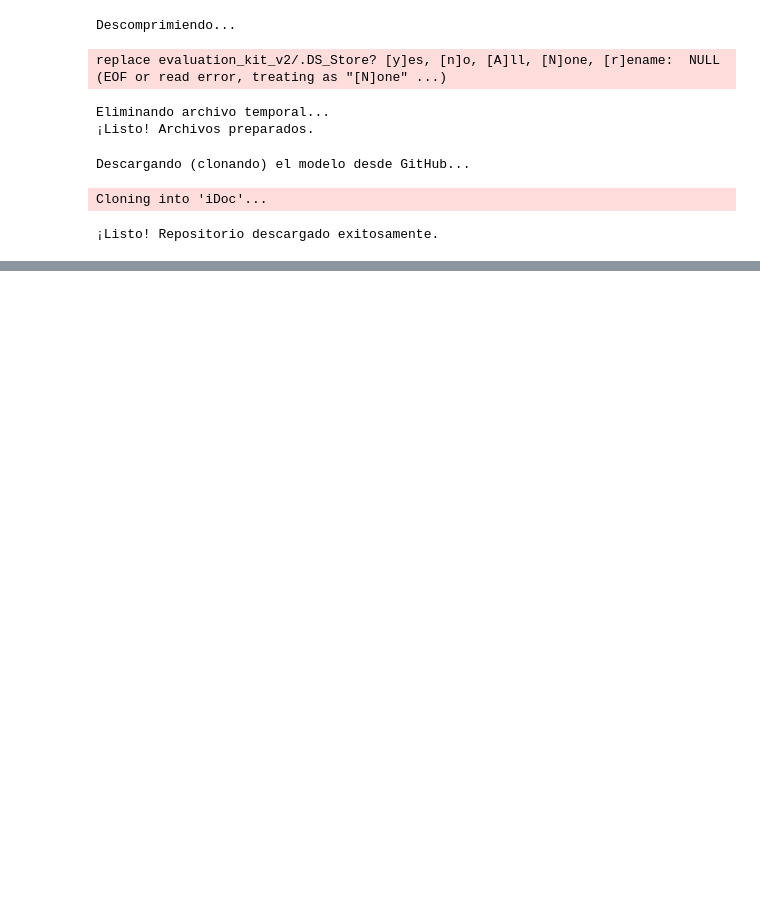
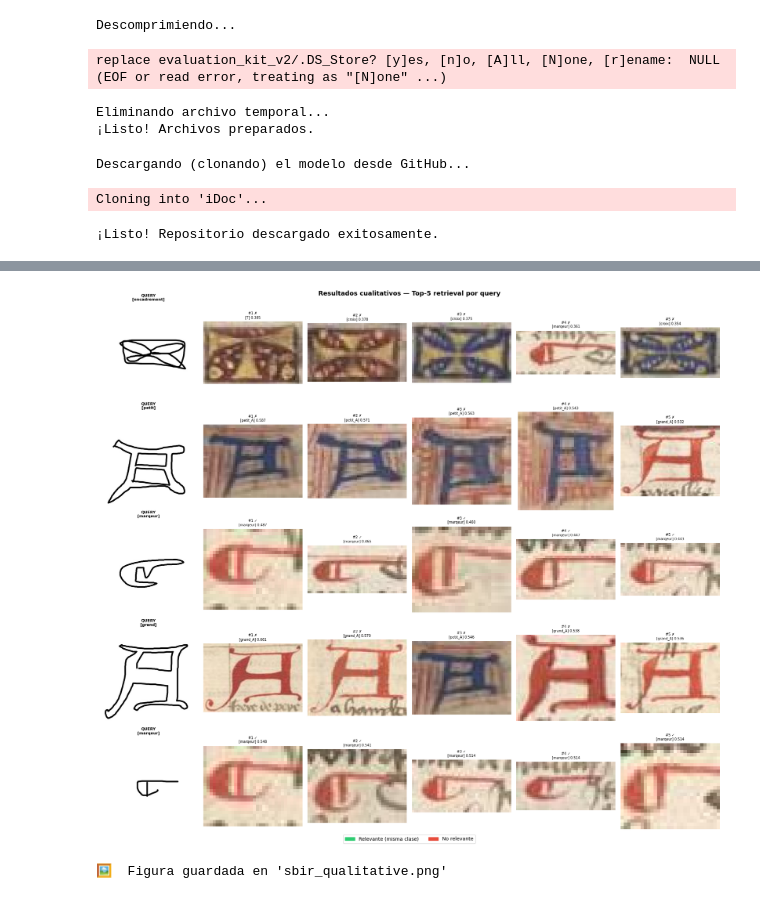
Before and after one commit to LukasWolff2002/TAREA_1_RECON_VISUAL, a Jupyter notebook: lab3.ipynb, the cells around one changed output, grey strips where cells are left out. Cells and saved outputs as stored; diff of their text form; code cells hidden in the pictures; blank space fills up the shorter version.

```diff
--- a/lab3.ipynb
+++ b/lab3.ipynb
@@ -115,0 +528,72 @@ El archivo no existe. Iniciando descarga...
+# %%
+# ========================================================
+# CELDA 5: Visualización cualitativa — top retrieval
+# ========================================================
+
+import random
+
+N_QUERIES = 5   # cuántas queries mostrar (ajustable)
+
+# Elige N_QUERIES queries al azar (una por categoría si hay suficientes)
+sample_indices = random.sample(range(len(sketches)), min(N_QUERIES, len(sketches)))
+
+TOP_K_SHOW = 5  # imágenes a mostrar por fila
+
+fig, axes = plt.subplots(len(sample_indices), TOP_K_SHOW + 1,
+                         figsize=(3 * (TOP_K_SHOW + 1), 3.2 * len(sample_indices)))
+if len(sample_indices) == 1:
+    axes = [axes]
+
+fig.suptitle("Resultados cualitativos — Top-5 retrieval por query", fontsize=13, fontweight="bold")
+
+for row, q_idx in enumerate(sample_indices):
+    sketch_rec  = sketches[q_idx]
+    q_cat       = sketch_rec["category"]
+    rank_idxs   = rankings[q_idx].numpy()
+    ranked_sims = sim_matrix[q_idx].numpy()
+
+    # Columna 0: sketch query
+    ax = axes[row][0]
+    try:
+        ax.imshow(Image.open(sketch_rec["path"]).convert("RGB"))
+    except:
+        ax.text(0.5, 0.5, "N/A", ha="center", va="center")
+    ax.set_title(f"QUERY\n[{q_cat}]", fontsize=8, fontweight="bold")
+    ax.axis("off")
+    ax.patch.set_edgecolor("#333333"); ax.patch.set_linewidth(3)
+
+    # Columnas 1…TOP_K_SHOW: imágenes recuperadas
+    for col, rank_pos in enumerate(range(TOP_K_SHOW)):
+        g_idx   = rank_idxs[rank_pos]
+        img_rec = images[g_idx]
+        g_cat   = img_rec["category"]
+        sim_val = ranked_sims[g_idx]
+        relevant = (g_cat == q_cat)
+
+        ax = axes[row][col + 1]
+        try:
+            ax.imshow(Image.open(img_rec["path"]).convert("RGB"))
+        except:
+            ax.text(0.5, 0.5, "N/A", ha="center", va="center")
+
+        border_color = "#2ECC71" if relevant else "#E74C3C"
+        for spine in ax.spines.values():
+            spine.set_edgecolor(border_color)
+            spine.set_linewidth(4)
+
+        label = "✓" if relevant else "✗"
+        ax.set_title(f"#{rank_pos+1} {label}\n[{g_cat}] {sim_val:.3f}", fontsize=7)
+        ax.axis("off")
+
+green_patch = mpatches.Patch(color="#2ECC71", label="Relevante (misma clase)")
+red_patch   = mpatches.Patch(color="#E74C3C", label="No relevante")
+fig.legend(handles=[green_patch, red_patch], loc="lower center",
+           ncol=2, fontsize=10, bbox_to_anchor=(0.5, -0.01))
+
+plt.tight_layout()
+plt.savefig("sbir_qualitative.png", dpi=150, bbox_inches="tight")
+plt.show()
+print("🖼️  Figura guardada en 'sbir_qualitative.png'")
+# %% [output]
+[figure, added]
+🖼️  Figura guardada en 'sbir_qualitative.png'
```
Also changed, not shown: parts of 9 cells of this notebook, 4 other files.
